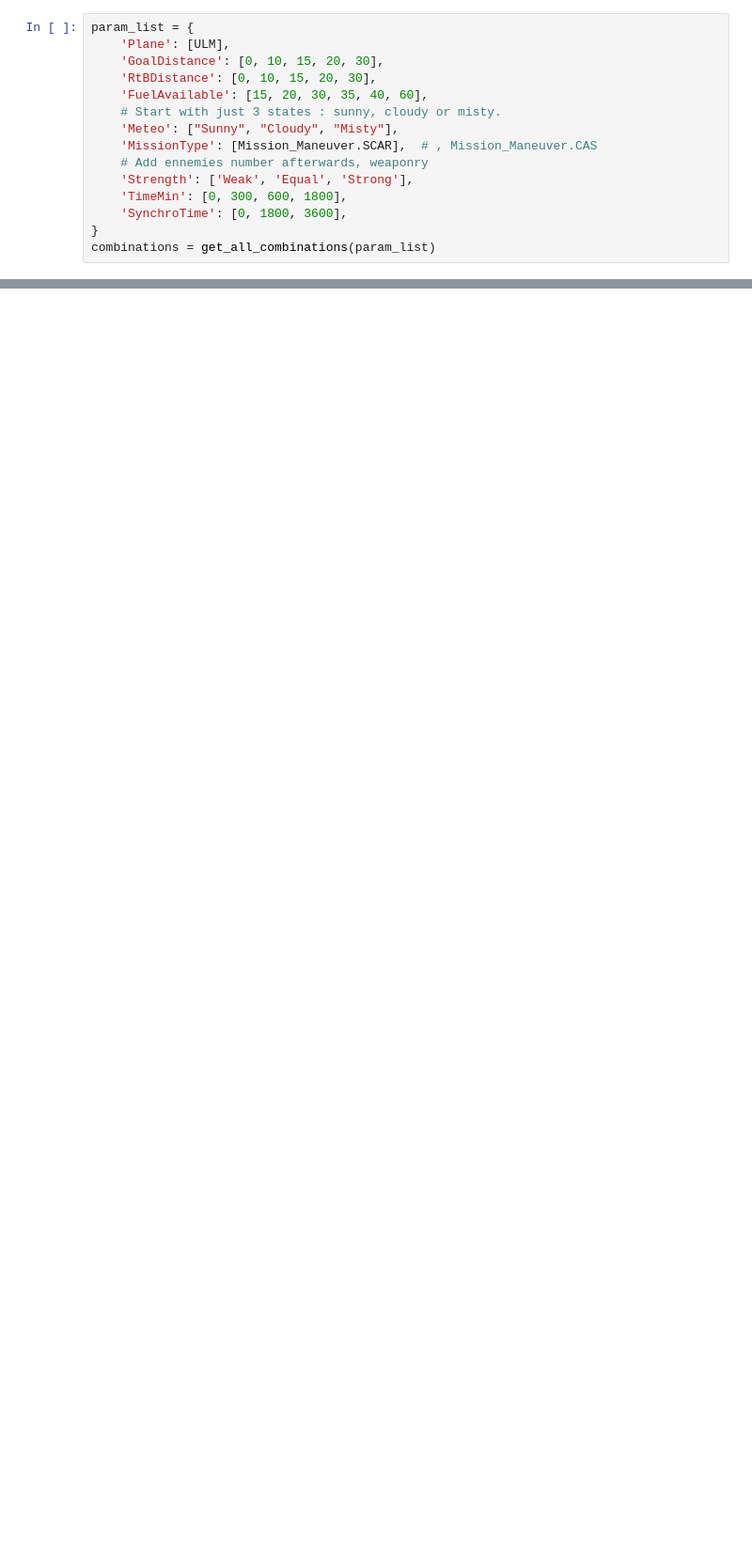
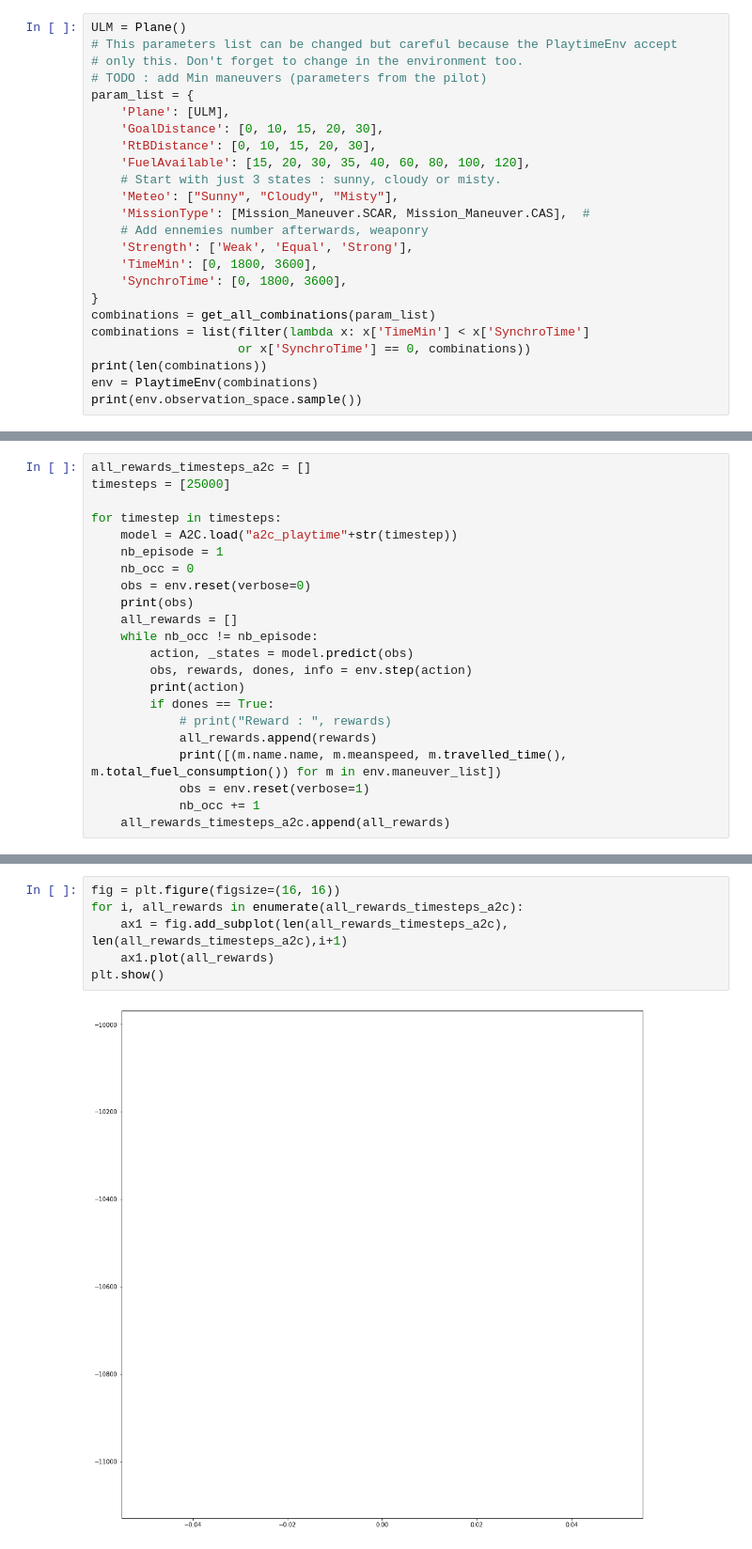
Before and after one commit to ThoLavergne/Playtime-sketch, a Jupyter notebook: Project - Sketch/src/ReinforcementLearning.ipynb, the cells around one changed output, grey strips where cells are left out. Shown at 94% size. Saved outputs shown, nothing was run; the diff lists cells and outputs as text; blank space fills up the shorter version.

```diff
--- a/Project - Sketch/src/ReinforcementLearning.ipynb
+++ b/Project - Sketch/src/ReinforcementLearning.ipynb
@@ -62,16 +72,25 @@ Among them, there are :
 - TODO : Add field data like topography. It can help in the path solving for the altitude among others.
 # %%
+ULM = Plane()
+# This parameters list can be changed but careful because the PlaytimeEnv accept
+# only this. Don't forget to change in the environment too.
+# TODO : add Min maneuvers (parameters from the pilot)
 param_list = {
     'Plane': [ULM],
     'GoalDistance': [0, 10, 15, 20, 30],
     'RtBDistance': [0, 10, 15, 20, 30],
-    'FuelAvailable': [15, 20, 30, 35, 40, 60],
+    'FuelAvailable': [15, 20, 30, 35, 40, 60, 80, 100, 120],
     # Start with just 3 states : sunny, cloudy or misty.
     'Meteo': ["Sunny", "Cloudy", "Misty"],
-    'MissionType': [Mission_Maneuver.SCAR],  # , Mission_Maneuver.CAS
+    'MissionType': [Mission_Maneuver.SCAR, Mission_Maneuver.CAS],  #
     # Add ennemies number afterwards, weaponry
     'Strength': ['Weak', 'Equal', 'Strong'],
-    'TimeMin': [0, 300, 600, 1800],
+    'TimeMin': [0, 1800, 3600],
     'SynchroTime': [0, 1800, 3600],
 }
 combinations = get_all_combinations(param_list)
+combinations = list(filter(lambda x: x['TimeMin'] < x['SynchroTime']
+                    or x['SynchroTime'] == 0, combinations))
+print(len(combinations))
+env = PlaytimeEnv(combinations)
+print(env.observation_space.sample())
@@ -107,0 +115,22 @@ Fuel, Tmin, Tsync :  60 300 1800
+# %%
+all_rewards_timesteps_a2c = []
+timesteps = [25000]
+
+for timestep in timesteps:
+    model = A2C.load("a2c_playtime"+str(timestep))
+    nb_episode = 1
+    nb_occ = 0
+    obs = env.reset(verbose=0)
+    print(obs)
+    all_rewards = []
+    while nb_occ != nb_episode:
+        action, _states = model.predict(obs)
+        obs, rewards, dones, info = env.step(action)
+        print(action)
+        if dones == True:
+            # print("Reward : ", rewards)
+            all_rewards.append(rewards)
+            print([(m.name.name, m.meanspeed, m.travelled_time(), m.total_fuel_consumption()) for m in env.maneuver_list])
+            obs = env.reset(verbose=1)
+            nb_occ += 1
+    all_rewards_timesteps_a2c.append(all_rewards)
@@ -107,0 +155,8 @@ Fuel, Tmin, Tsync :  60 300 1800
+# %%
+fig = plt.figure(figsize=(16, 16))
+for i, all_rewards in enumerate(all_rewards_timesteps_a2c):
+    ax1 = fig.add_subplot(len(all_rewards_timesteps_a2c), len(all_rewards_timesteps_a2c),i+1)
+    ax1.plot(all_rewards)
+plt.show()
+# %% [output]
+[figure, added]
```
Also changed, not shown: parts of 8 cells of this notebook, 15 other files.
